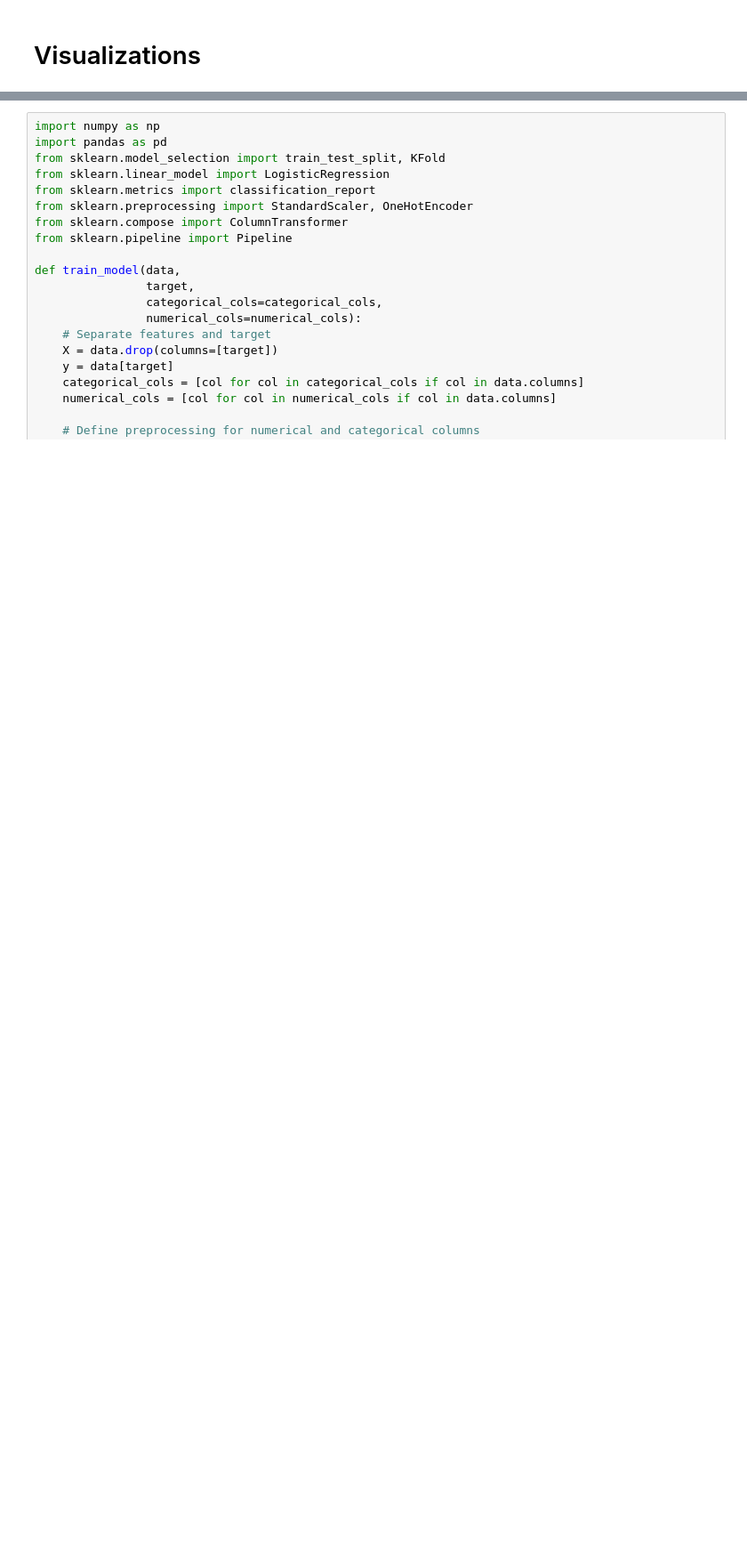
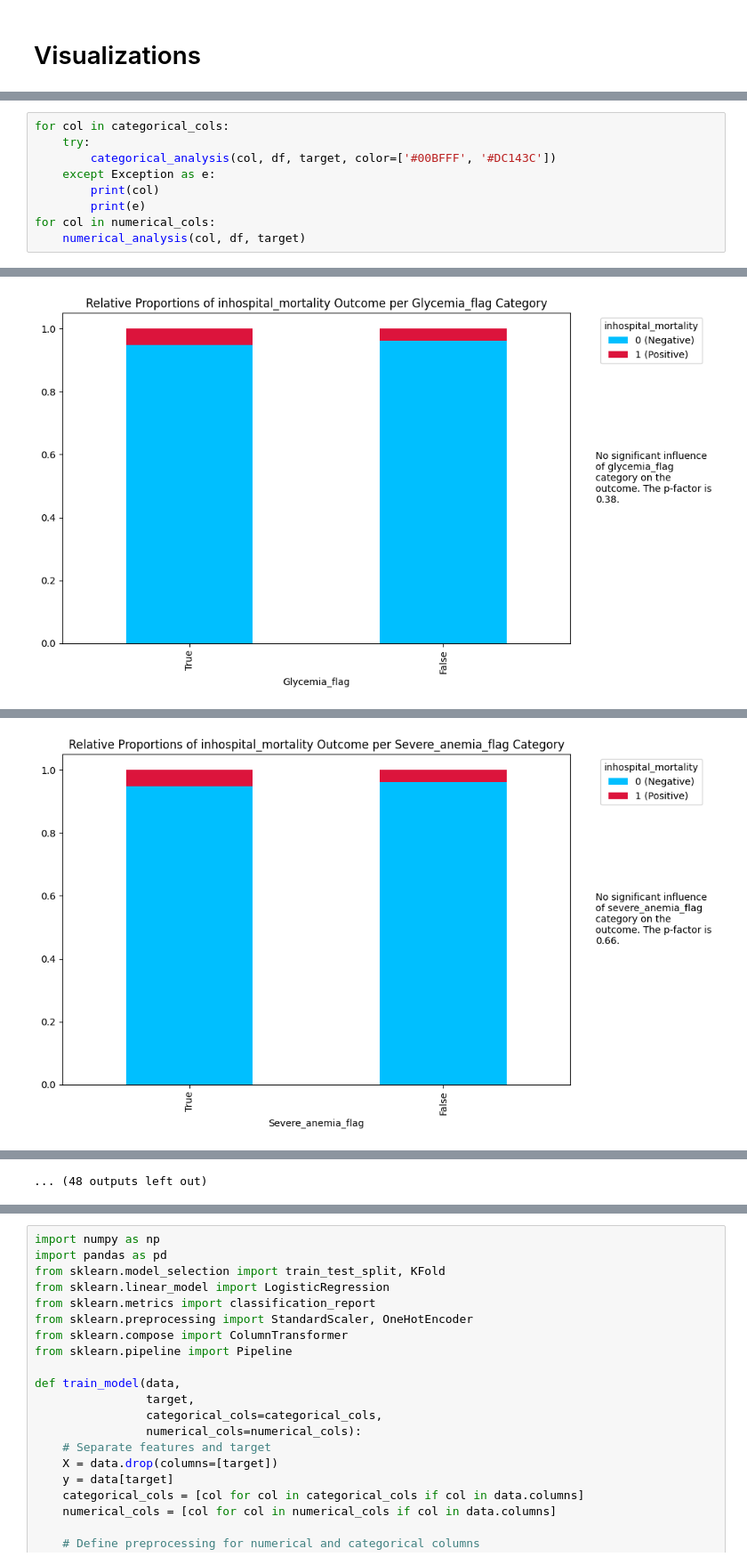
Before and after one commit to ucheokechukwu/Pediatric-Sepsis-Challenge, a Jupyter notebook: notebooks/uche/10_feature_engineering_1_clinical_flags.ipynb, the cells around one changed output, grey strips where cells are left out. Shown at 89% size. Cells and saved outputs as stored; diff of their text form; blank space fills up the shorter version.

```diff
--- a/notebooks/uche/10_feature_engineering_1_clinical_flags.ipynb
+++ b/notebooks/uche/10_feature_engineering_1_clinical_flags.ipynb
@@ -323,0 +380,10 @@ for col in numerical_cols:
+# %%
+for col in categorical_cols:
+    try:
+        categorical_analysis(col, df, target, color=['#00BFFF', '#DC143C'])
+    except Exception as e:
+        print(col)
+        print(e)
+for col in numerical_cols:
+    numerical_analysis(col, df, target)
+# %% [output]
@@ -323,0 +391 @@ for col in numerical_cols:
+[figure, added]
@@ -323,0 +393 @@ for col in numerical_cols:
+[figure, added]
@@ -324,3 +402,4 @@ for col in numerical_cols:
+... (48 outputs left out)
 # %%
 corr_matrix = heatmap_all_correlations(X)
 # %% [output]
```
Also changed, not shown: parts of 18 cells of this notebook, 9 other files.
